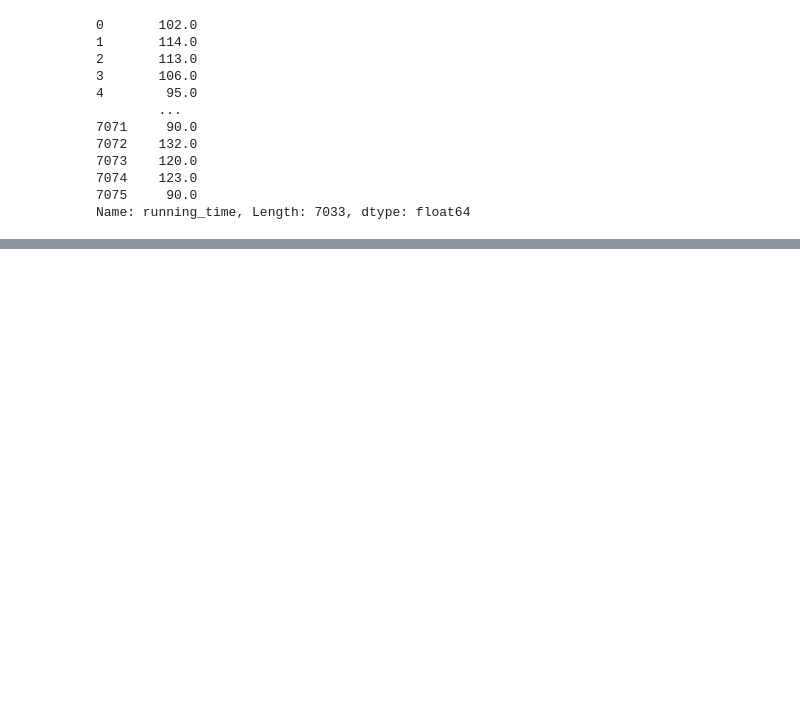
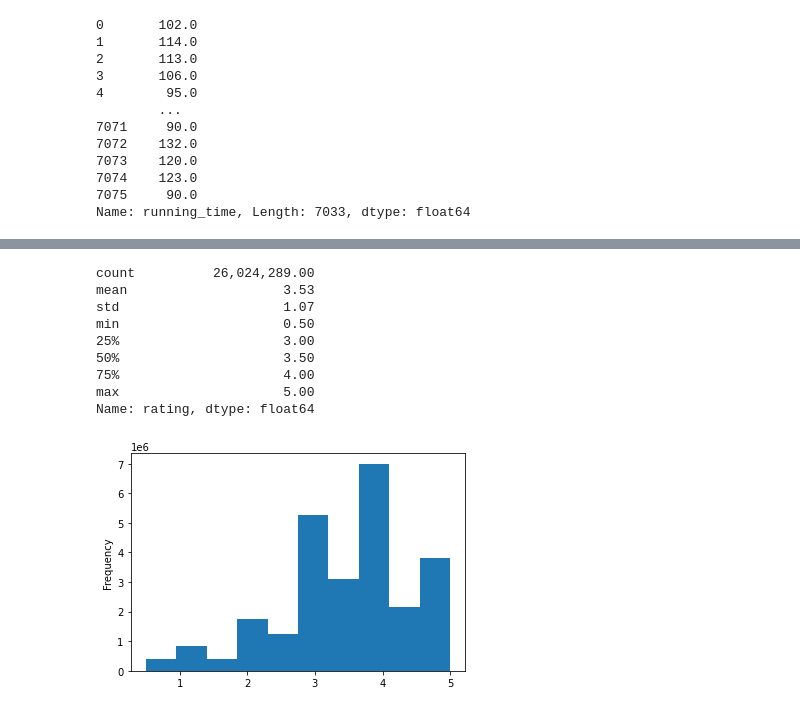
Before and after one commit to JustGitCoding/Movies_ETL, a Jupyter notebook: workingfiles/ETL_practice.ipynb, the cells around one changed output, grey strips where cells are left out. Saved outputs shown, nothing was run; the diff lists cells and outputs as text; code cells hidden in the pictures; blank space fills up the shorter version.

Commit message:
cleaned up kaggle metadata datatypes and checked that ratings data was clean. converted unix timestamp to datetime

```diff
--- a/workingfiles/ETL_practice.ipynb
+++ b/workingfiles/ETL_practice.ipynb
@@ -628,0 +739,20 @@ Name: running_time, Length: 7033, dtype: float64
+# %%
+# convert timestamp to datetime for ratings data before we store it into our SQL table
+# documentation says that the timestamp is in seconds after unix epoch
+ratings['timestamp'] = pd.to_datetime(ratings['timestamp'], unit = 's')
+# %%
+# explore ratings datapoints
+pd.options.display.float_format = '{:20,.2f}'.format
+ratings['rating'].plot(kind='hist')
+ratings['rating'].describe()
+# %% [output]
+count          26,024,289.00
+mean                    3.53
+std                     1.07
+min                     0.50
+25%                     3.00
+50%                     3.50
+75%                     4.00
+max                     5.00
+Name: rating, dtype: float64
+[figure, added]
```
Also changed, not shown: parts of 14 cells of this notebook.
